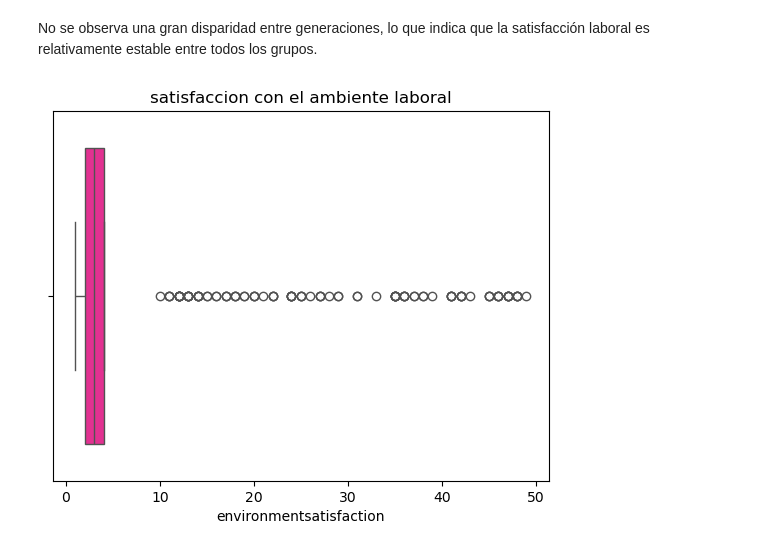
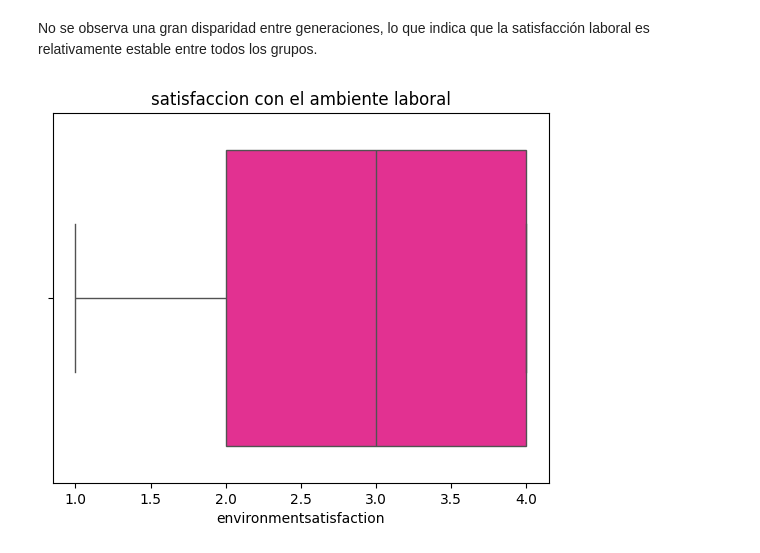
Before and after one commit to NuriaSalasVazquez/project-da-promo-49-modulo-3-team-4, a Jupyter notebook: EDA.ipynb, the cells around one changed output. Drawn from its saved outputs; the diff is of its cells as text; code cells hidden in the pictures.

```diff
--- a/EDA.ipynb
+++ b/EDA.ipynb
@@ -626,7 +650,7 @@ plt.show()
 # %% [markdown]
 No se observa una gran disparidad entre generaciones, lo que indica que la satisfacción laboral es relativamente estable entre todos los grupos.
 # %%
-sns.boxplot(x=df['environmentsatisfaction'],data= df, color='deeppink')
+sns.boxplot(x=df['environmentsatisfaction'][df['environmentsatisfaction']<= 4],data= df, color='deeppink')
 plt.title("satisfaccion con el ambiente laboral");
 # %% [output]
-[figure, old version]
+[figure, new version]
```
Also changed, not shown: parts of 38 cells of this notebook.
